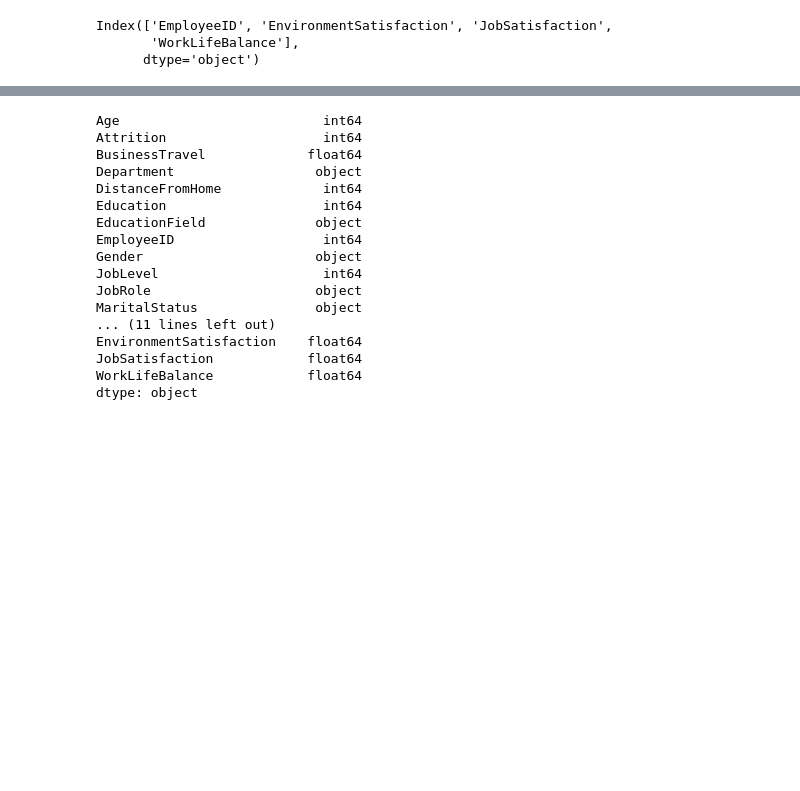
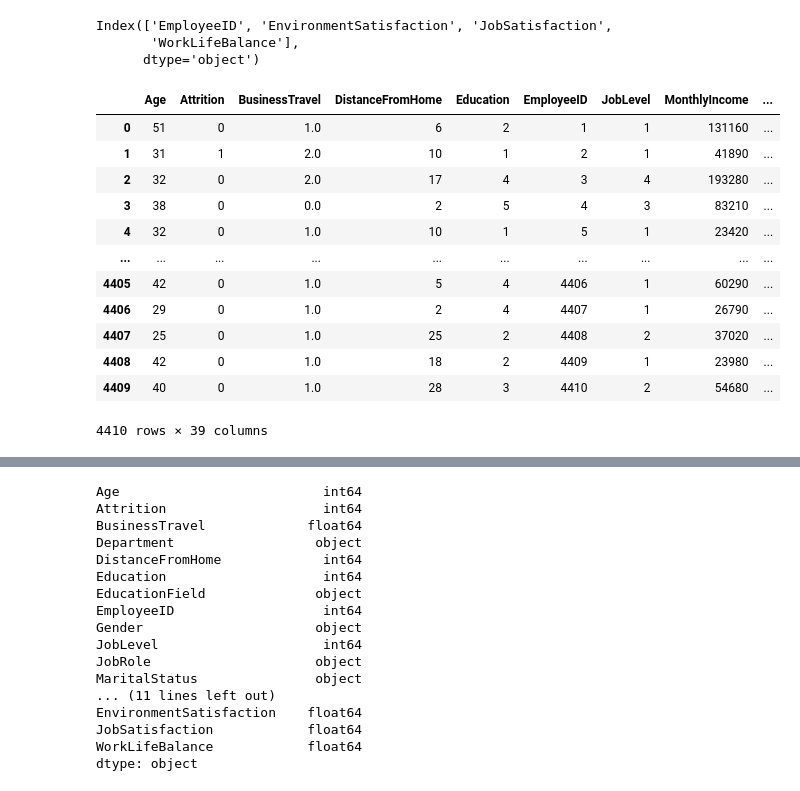
Before and after one commit to kkdsdesilva/employee-attrition-rate, a Jupyter notebook: notebooks/first_look.ipynb, the cells around one changed output, grey strips where cells are left out. Saved outputs shown, nothing was run; the diff lists cells and outputs as text; code cells hidden in the pictures; blank space fills up the shorter version.

```diff
--- a/notebooks/first_look.ipynb
+++ b/notebooks/first_look.ipynb
@@ -78,0 +77,23 @@ oe = OrdinalEncoder()
+# %%
+# load data
+data = load_data(type='general', preprocessed=True)
+
+# one hot encode for categorical variables
+one_hot_cols = ['Department', 'EducationField', 'Gender', 'JobRole', 'MaritalStatus']
+
+from data.preprocessing import one_hot_encode
+one_hot_encode(data, one_hot_cols)
+# %% [output]
+|  | Age | Attrition | BusinessTravel | DistanceFromHome | Education | EmployeeID | JobLevel | MonthlyIncome | ... |
+| 0 | 51 | 0 | 1.0 | 6 | 2 | 1 | 1 | 131160 | ... |
+| 1 | 31 | 1 | 2.0 | 10 | 1 | 2 | 1 | 41890 | ... |
+| 2 | 32 | 0 | 2.0 | 17 | 4 | 3 | 4 | 193280 | ... |
+| 3 | 38 | 0 | 0.0 | 2 | 5 | 4 | 3 | 83210 | ... |
+| 4 | 32 | 0 | 1.0 | 10 | 1 | 5 | 1 | 23420 | ... |
+| ... | ... | ... | ... | ... | ... | ... | ... | ... | ... |
+| 4405 | 42 | 0 | 1.0 | 5 | 4 | 4406 | 1 | 60290 | ... |
+| 4406 | 29 | 0 | 1.0 | 2 | 4 | 4407 | 1 | 26790 | ... |
+| 4407 | 25 | 0 | 1.0 | 25 | 2 | 4408 | 2 | 37020 | ... |
+| 4408 | 42 | 0 | 1.0 | 18 | 2 | 4409 | 1 | 23980 | ... |
+| 4409 | 40 | 0 | 1.0 | 28 | 3 | 4410 | 2 | 54680 | ... |
+4410 rows × 39 columns
```
Also changed, not shown: parts of 2 cells of this notebook, 10 other files.
